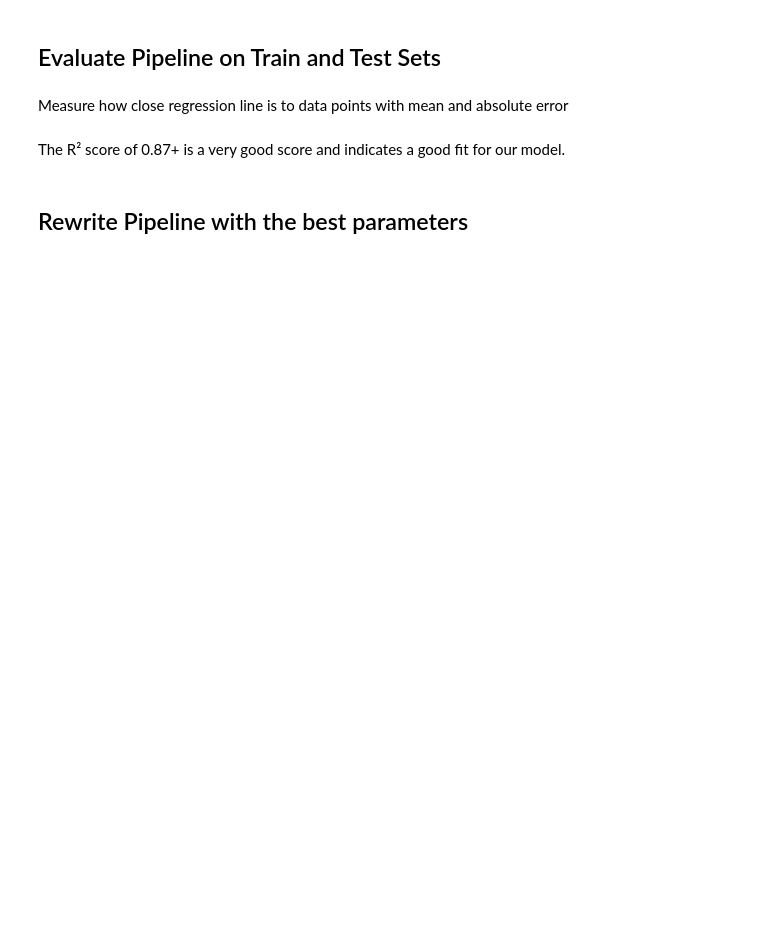
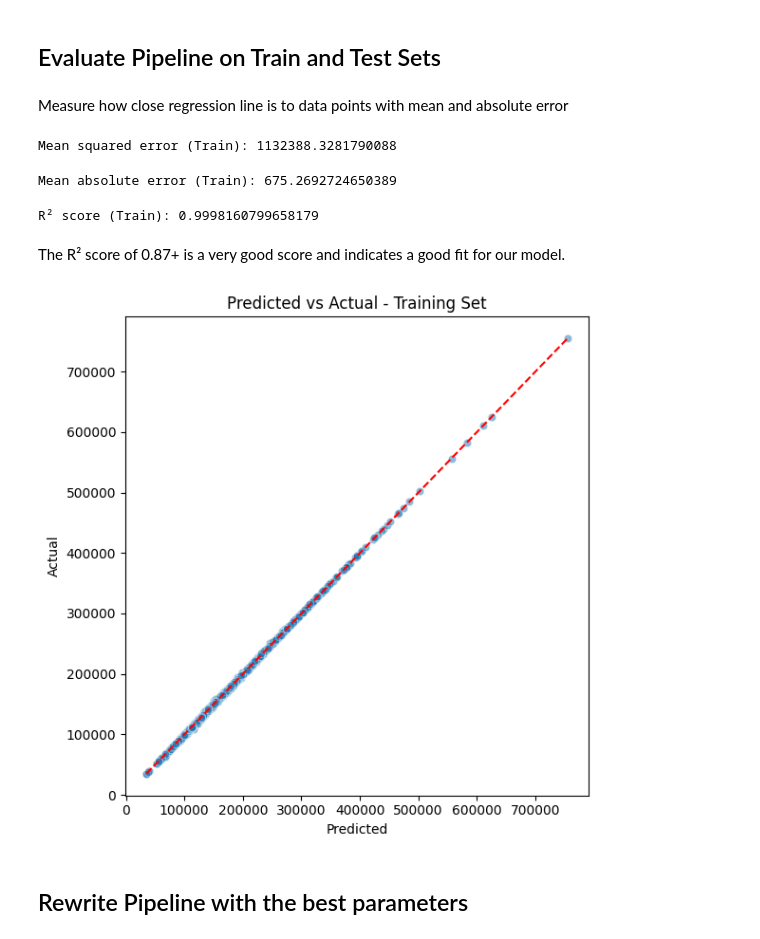
Before and after one commit to micmic210/heritage-housing, a Jupyter notebook: jupyter_notebooks/Modeling_And_Evaluation.ipynb, the cells around one changed output. Cells and saved outputs as stored; diff of their text form; code cells hidden in the pictures; blank space fills up the shorter version.

```diff
--- a/jupyter_notebooks/Modeling_And_Evaluation.ipynb
+++ b/jupyter_notebooks/Modeling_And_Evaluation.ipynb
@@ -298,32 +406,39 @@ Measure how close regression line is to data points with mean and absolute error
 from sklearn.metrics import mean_squared_error
 
 y_pred_train = best_regressor_pipeline.predict(X_train)
-print("Mean squared error")
-mean_squared_error(y_train, predict)
+print("Mean squared error (Train):", mean_squared_error(y_train, y_pred_train))
+# %% [output]
+Mean squared error (Train): 1132388.3281790088
 # %%
 # MAE
 from sklearn.metrics import mean_absolute_error
 
-y_pred_train = best_regressor_pipeline.predict(X_train)
-print("Mean absolute error")
-mean_absolute_error(y_train, predict)
+print("Mean absolute error (Train):", mean_absolute_error(y_train, y_pred_train))
+# %% [output]
+Mean absolute error (Train): 675.2692724650389
 # %%
 # R²
 from sklearn.metrics import r2_score
 
-y_pred_train = best_regressor_pipeline.predict(X_train)
-r2_score(y_train, predict)
+print("R² score (Train):", r2_score(y_train, y_pred_train))
+# %% [output]
+R² score (Train): 0.9998160799658179
 # %% [markdown]
 The R² score of 0.87+ is a very good score and indicates a good fit for our model.
 # %%
 import seaborn as sns
 import matplotlib.pyplot as plt
 
+plt.figure(figsize=(6,6))
 sns.scatterplot(x=y_pred_train, y=y_train, alpha=0.5)
 plt.xlabel("Predicted")
 plt.ylabel("Actual")
 plt.title("Predicted vs Actual - Training Set")
+plt.plot([y_train.min(), y_train.max()], [y_train.min(), y_train.max()], 'r--')
+plt.tight_layout()
 plt.show()
+# %% [output]
+[figure, added]
 # %% [markdown]
 ## Rewrite Pipeline with the best parameters
 # %%
```
Also changed, not shown: parts of 47 cells of this notebook, 7 other files.
